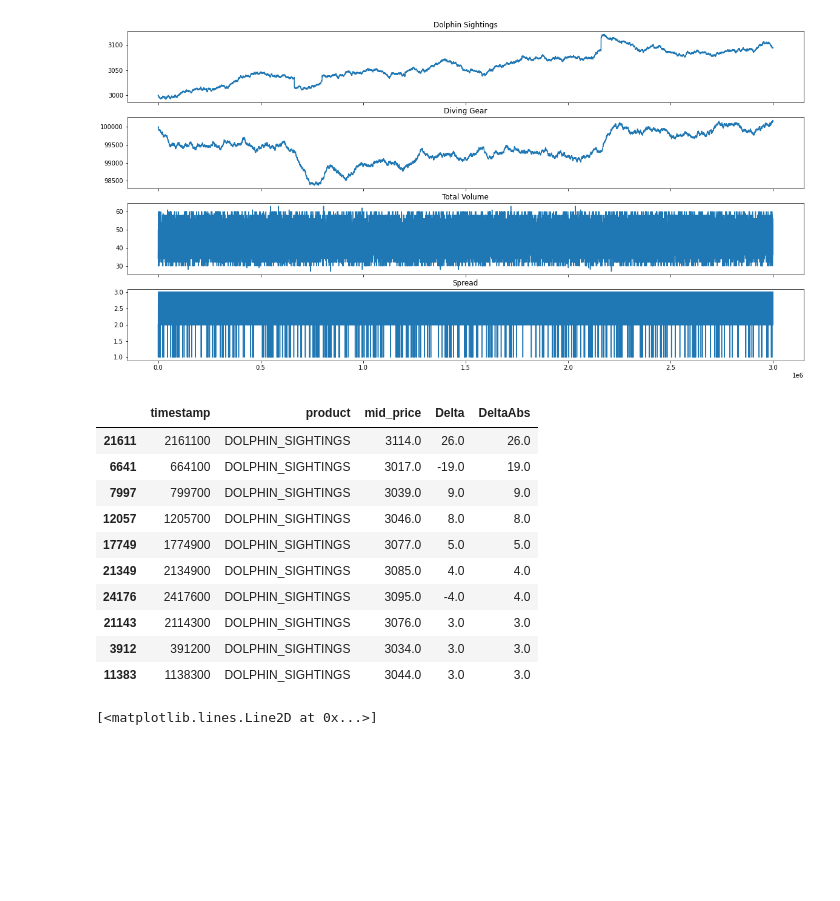
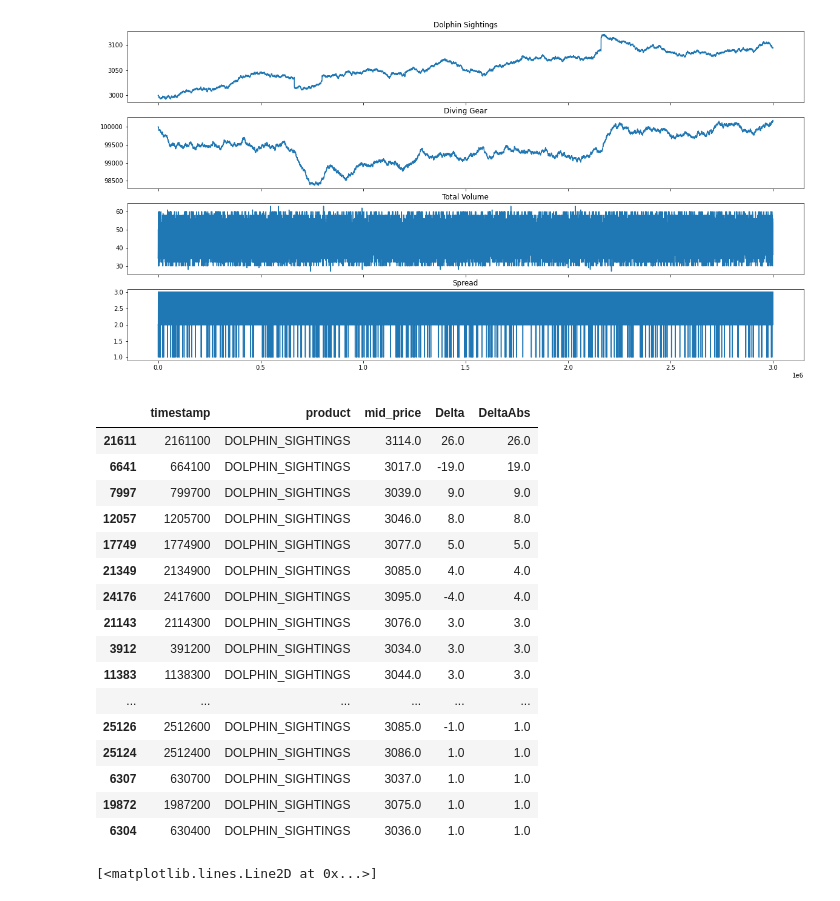
Before and after one commit to adiv413/dmvs-finest-imc, a Jupyter notebook: Round 3/diving/price_analysis.ipynb, the cells around one changed output. Drawn from its saved outputs; the diff is of its cells as text; code cells hidden in the pictures; blank space fills up the shorter version.

```diff
--- a/Round 3/diving/price_analysis.ipynb
+++ b/Round 3/diving/price_analysis.ipynb
@@ -108,19 +108,25 @@ dolphinsSorted = dolphins.copy()
 #sort by absolute value of delta
 dolphinsSorted = dolphinsSorted.sort_values(by="DeltaAbs", ascending=False)
 # %%
-dolphinsSorted.head(10)
+dolphinsSorted.head(20)
 # %% [output]
 |  | timestamp | product | mid_price | Delta | DeltaAbs |
 | 21611 | 2161100 | DOLPHIN_SIGHTINGS | 3114.0 | 26.0 | 26.0 |
 | 6641 | 664100 | DOLPHIN_SIGHTINGS | 3017.0 | -19.0 | 19.0 |
 | 7997 | 799700 | DOLPHIN_SIGHTINGS | 3039.0 | 9.0 | 9.0 |
 | 12057 | 1205700 | DOLPHIN_SIGHTINGS | 3046.0 | 8.0 | 8.0 |
 | 17749 | 1774900 | DOLPHIN_SIGHTINGS | 3077.0 | 5.0 | 5.0 |
 | 21349 | 2134900 | DOLPHIN_SIGHTINGS | 3085.0 | 4.0 | 4.0 |
 | 24176 | 2417600 | DOLPHIN_SIGHTINGS | 3095.0 | -4.0 | 4.0 |
 | 21143 | 2114300 | DOLPHIN_SIGHTINGS | 3076.0 | 3.0 | 3.0 |
 | 3912 | 391200 | DOLPHIN_SIGHTINGS | 3034.0 | 3.0 | 3.0 |
 | 11383 | 1138300 | DOLPHIN_SIGHTINGS | 3044.0 | 3.0 | 3.0 |
+| ... | ... | ... | ... | ... | ... |
+| 25126 | 2512600 | DOLPHIN_SIGHTINGS | 3085.0 | -1.0 | 1.0 |
+| 25124 | 2512400 | DOLPHIN_SIGHTINGS | 3086.0 | 1.0 | 1.0 |
+| 6307 | 630700 | DOLPHIN_SIGHTINGS | 3037.0 | 1.0 | 1.0 |
+| 19872 | 1987200 | DOLPHIN_SIGHTINGS | 3075.0 | 1.0 | 1.0 |
+| 6304 | 630400 | DOLPHIN_SIGHTINGS | 3036.0 | 1.0 | 1.0 |
 # %%
 # get only the top 4 rows
 dolphinsSorted = dolphinsSorted[0:4]
```
Also changed, not shown: 7 other files.
